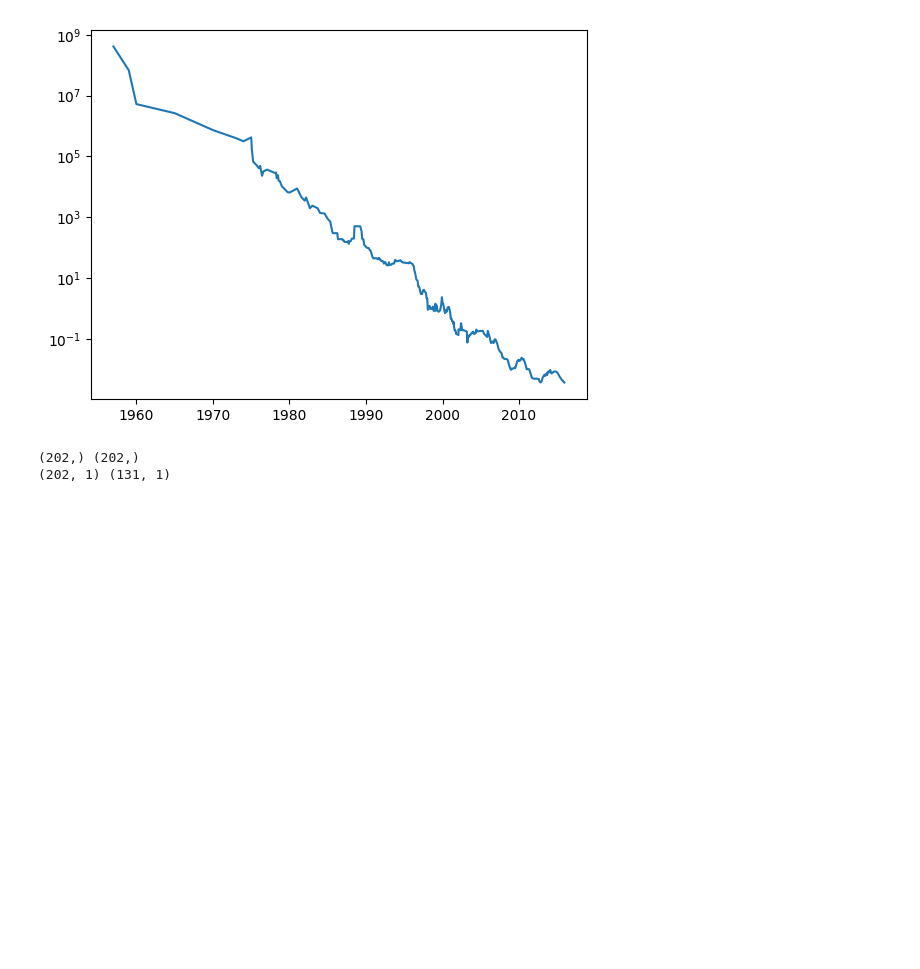
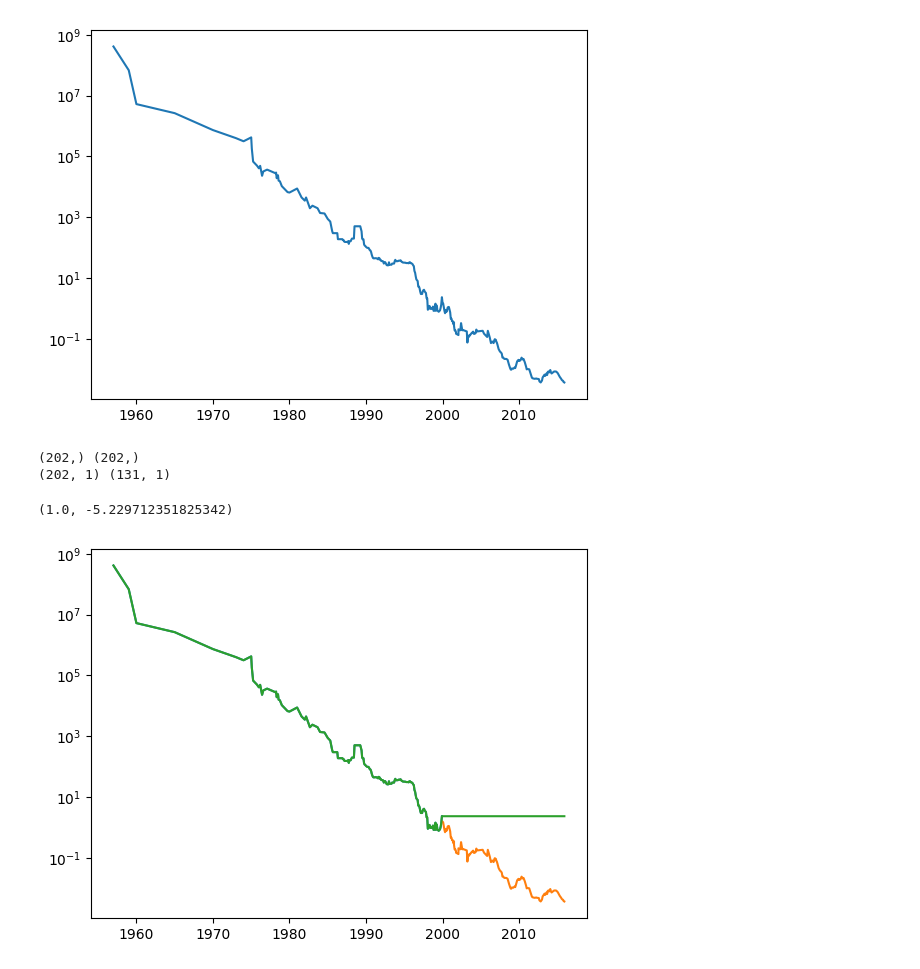
Before and after one commit to shared-repo/human-da, a Jupyter notebook: workspace/ml-basic/example-07.ipynb, the cells around one changed output. Drawn from its saved outputs; the diff is of its cells as text; code cells hidden in the pictures; blank space fills up the shorter version.

```diff
--- a/workspace/ml-basic/example-07.ipynb
+++ b/workspace/ml-basic/example-07.ipynb
@@ -90,6 +90,9 @@ print( X_train.shape, y_train.shape ) # X_train이 1차원 array인 것을 확
 
 X_train, X_test = X_train.reshape((-1, 1)), X_test.reshape((-1, 1))
 print( X_train.shape, X_test.shape ) # 2차원 배열로 변경된 것 확인
+
+y_train2 = np.log(y_train)
+y_test2 = np.log(y_test)
 # %% [output]
 (202,) (202,)
 (202, 1) (131, 1)
@@ -98,4 +101,25 @@ print( X_train.shape, X_test.shape ) # 2차원 배열로 변경된 것 확인
 
 from sklearn.tree import DecisionTreeRegressor
 
-DecisionTreeRegressor
+dtr = DecisionTreeRegressor(random_state=42)
+# dtr.fit(X_train, y_train)
+dtr.fit(X_train, y_train2)
+
+# dtr.score(X_train, y_train), dtr.score(X_test, y_test) # --> 문제 확인
+dtr.score(X_train, y_train2), dtr.score(X_test, y_test2) # --> 문제 확인
+# %% [output]
+(1.0, -5.229712351825342)
+# %%
+# 문제 원인 확인
+X = ram_price_df[['date']].values
+y = ram_price_df['price'].values
+y_predicted = dtr.predict(X)
+y_predicted2 = np.exp(y_predicted)
+
+plt.semilogy(train_set['date'], train_set['price'])
+plt.semilogy(test_set['date'], test_set['price'])
+# plt.semilogy(X, y_predicted)   # y_train으로 훈련한 모델
+plt.semilogy(X, y_predicted2)    # y_train2로 훈련한 모델
+plt.show()
+# %% [output]
+[figure, added]
```
Also changed, not shown: parts of 1 cell of this notebook, 2 other files.
